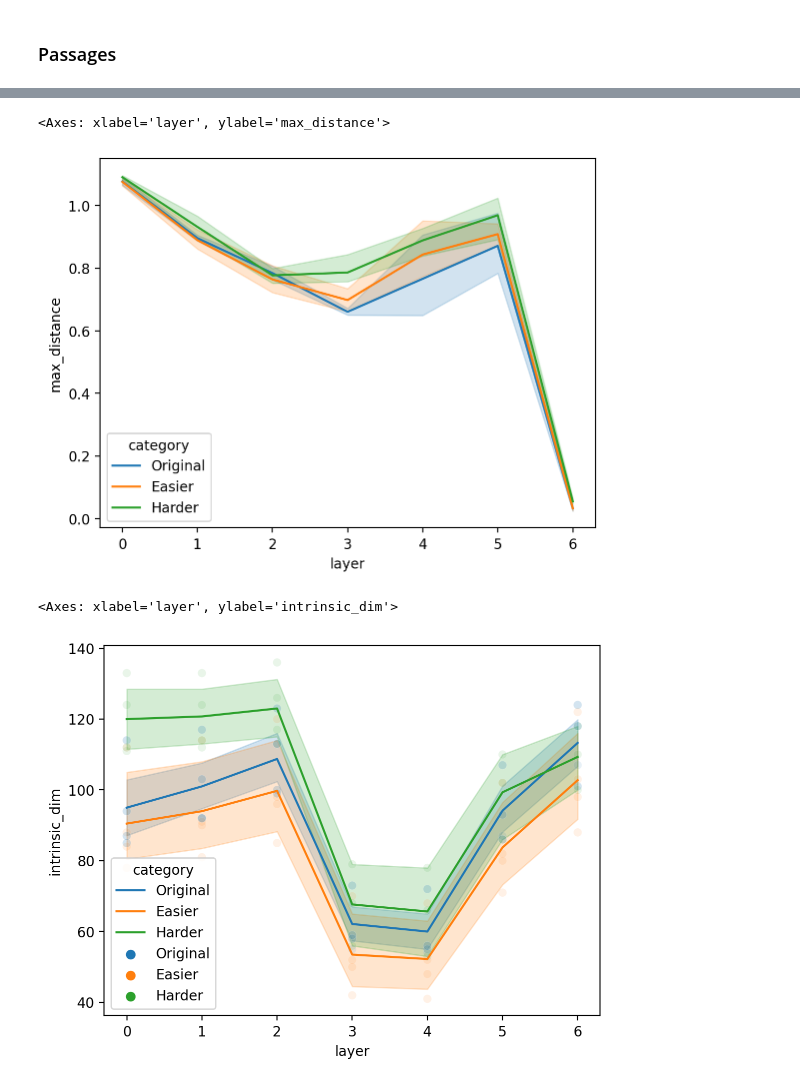
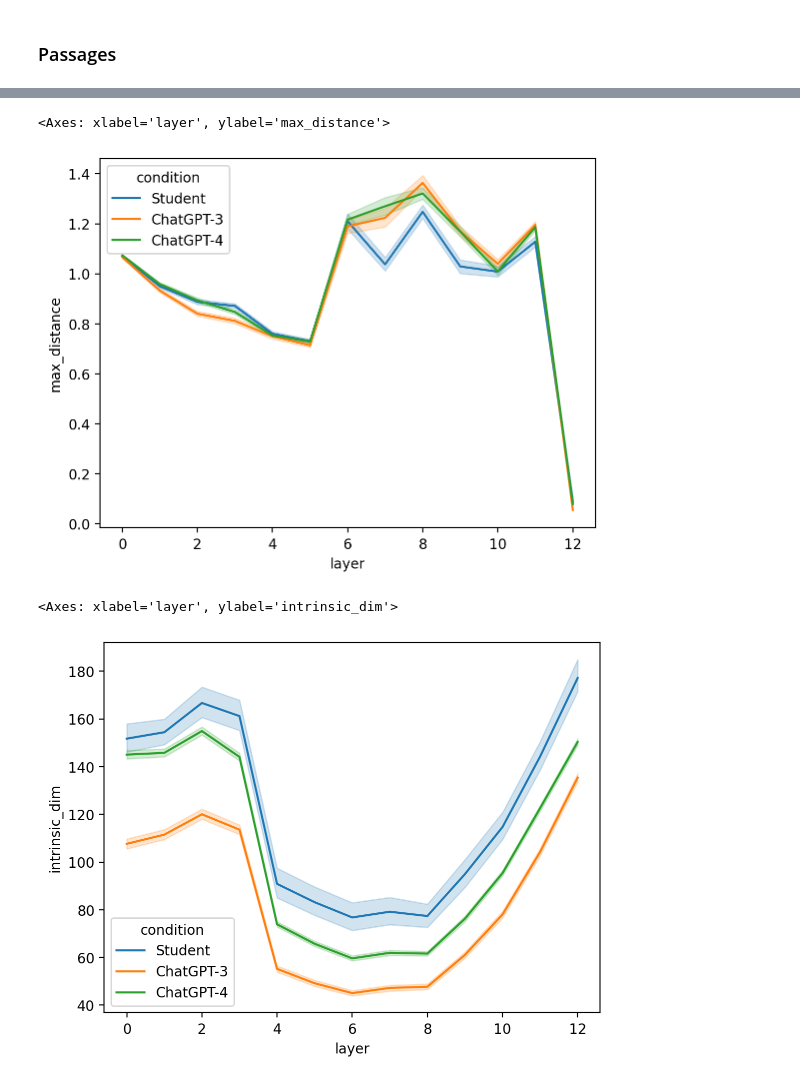
Before and after one commit to pdrivier/isotropy-human-v-synth-text, a Jupyter notebook: notebooks/Exploring Distances.ipynb, the cells around one changed output, grey strips where cells are left out. Drawn from its saved outputs; the diff is of its cells as text; code cells hidden in the pictures.

```diff
--- a/notebooks/Exploring Distances.ipynb
+++ b/notebooks/Exploring Distances.ipynb
@@ -37,6 +45,6 @@ import transformers
 %matplotlib inline
 %config InlineBackend.figure_format = 'retina'  # makes figs nicer!
 # %%
-df = pd.read_csv("../data/corpora/readability/clear_modified/gpt-4-1106-preview_modified_with_all_metrics.csv")
-df.head(3)
+df = pd.read_csv("../data/corpora/essays/essays-with-linguistic-markers-and-ratings.csv")
+df.head(1)
 # %% [output]
@@ -110,6 +116,6 @@ MODELS = [
           'EleutherAI/pythia-2.8b'
 ]
 # %%
-mpath = MODELS[3]
+mpath = MODELS[2]
 mpath
 # %% [output]
@@ -122,7 +128,7 @@ Special tokens have been added in the vocabulary, make sure the associated word
 # %% [markdown]
 ### Passages
 # %%
-def embed_passage(passage, model, tokenizer):
+def run_model(passage, model, tokenizer):
     """Embeds passage using a model and tokenizer."""
 
     ### Code to get hidden states
@@ -131,9 +137,29 @@ def embed_passage(passage, model, tokenizer):
     with torch.no_grad():
         output = model(**inputs)
         hidden_states = output.hidden_states
+        logits = output.logits
 
     ## Return
-    return hidden_states
+    return hidden_states, logits, inputs['input_ids']
+
+def calculate_surprisal(logits, input_ids):
+    # Shift logits and input_ids to compute conditional probabilities
+    shifted_logits = logits[:, :-1, :]       # Predict token t+1 using token t
+    shifted_input_ids = input_ids[:, 1:]     # Actual next tokens
+
+    # Compute log-probabilities for the actual next tokens
+    log_probs = F.log_softmax(shifted_logits, dim=-1)
+    next_token_log_probs = log_probs.gather(2, shifted_input_ids.unsqueeze(-1)).squeeze(-1)
+
+    # Surprisal is negative log-probability
+    surprisal = -next_token_log_probs  # shape: [1, seq_len - 1]
+
+    # Entropy: sum of -p * log p over vocab
+    probs = log_probs.exp()
+    entropy = -(probs * log_probs).sum(dim=-1)  # shape: [1, seq_len - 1]
+
+    return surprisal, entropy
+
 
 def get_distances(hidden_states, layer):
     """Takes a matrix of embeddings across layers and gets subsequent distances for a given layer."""
@@ -318,4 +272,4 @@ KeyboardInterrupt:
 # %%
-df_results = pd.DataFrame(results)
-df_results.head(3)
+df_distance_results = pd.DataFrame(distance_results)
+df_distance_results.head(3)
 # %% [output]
@@ -338,15 +290,15 @@ sns.lineplot(data = df_results, x = "layer", y = "avg_distance",
 # %%
-sns.lineplot(data = df_results, x = "layer", y = "max_distance",
-            hue = "category")
+sns.lineplot(data = df_distance_results, x = "layer", y = "max_distance",
+            hue = "condition")
 # %% [output]
 <Axes: xlabel='layer', ylabel='max_distance'>
-[figure, old version]
+[figure, new version]
 # %%
-sns.lineplot(data = df_results, x = "layer", y = "intrinsic_dim",
-            hue = "category")
+sns.lineplot(data = df_distance_results, x = "layer", y = "intrinsic_dim",
+            hue = "condition")
 
-sns.scatterplot(data = df_results, x = "layer", y = "intrinsic_dim",
-            hue = "category", alpha = .1)
+# sns.scatterplot(data = df_results, x = "layer", y = "intrinsic_dim",
+#            hue = "condition", alpha = .1)
 # %% [output]
 <Axes: xlabel='layer', ylabel='intrinsic_dim'>
-[figure, old version]
+[figure, new version]
```
Also changed, not shown: parts of 42 cells of this notebook, 4 other files.
